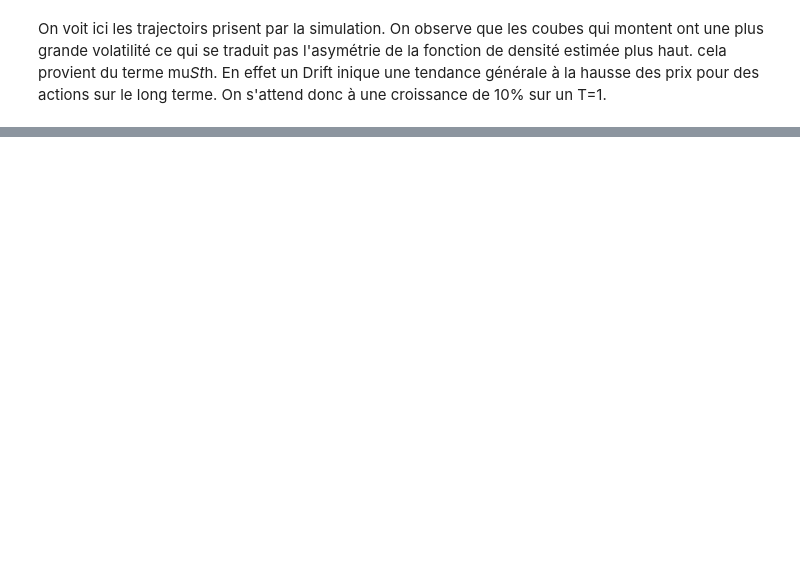
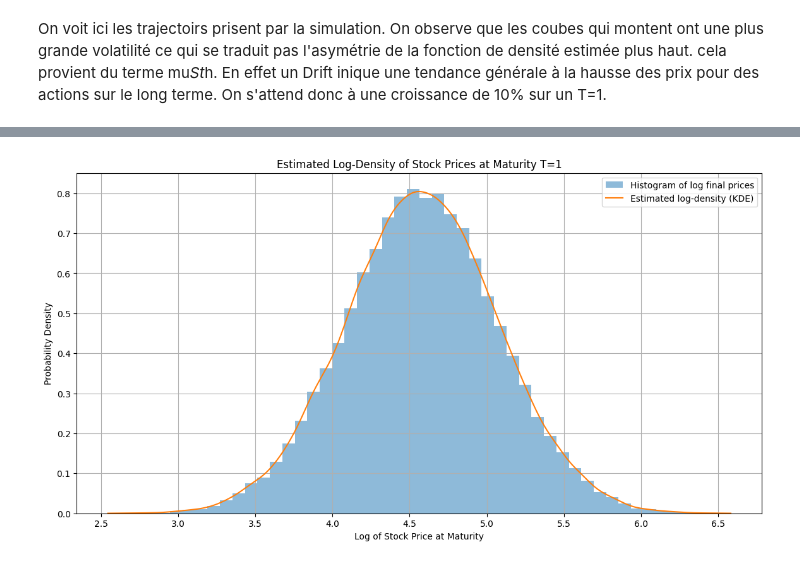
Before and after one commit to malayaan/calcul_sto, a Jupyter notebook: dt2/tp_paul.Ipynb, the cells around one changed output, grey strips where cells are left out. Cells and saved outputs as stored; diff of their text form; code cells hidden in the pictures; blank space fills up the shorter version.

```diff
--- a/dt2/tp_paul.Ipynb
+++ b/dt2/tp_paul.Ipynb
@@ -120,0 +176,44 @@ C'est bien ce que l'on observe. Une volatilité à 0.5 controle les risques: tr
+# %%
+# Redéfinir les paramètres nécessaires et la fonction de simulation
+S0 = 100        # Initial stock price
+T = 1           # Maturity
+mu = 0.10       # Drift
+sigma = 0.50    # Volatility
+dt = 1/252      # Daily time step
+N = round(T/dt) # Total number of time steps
+M = 50000      # Number of simulations
+
+# Redéfinition de la fonction pour simuler un chemin de prix d'action
+def simulate_stock_path(S0, mu, sigma, dt, N):
+    S = np.zeros(N)
+    S[0] = S0
+    for t in range(1, N):
+        Z = np.random.normal(0, 1)
+        S[t] = S[t-1] * (1 + mu * dt + sigma * np.sqrt(dt) * Z)
+    return S
+
+# Réexécuter la simulation pour obtenir final_prices
+np.random.seed(42)  # Assurer la reproductibilité
+paths = np.zeros((M, N))
+for i in range(M):
+    paths[i] = simulate_stock_path(S0, mu, sigma, dt, N)
+final_prices = paths[:, -1]
+
+# Suite de l'opération pour la densité logarithmique
+log_final_prices = np.log(final_prices)
+log_kde = gaussian_kde(log_final_prices)
+log_price_range = np.linspace(log_final_prices.min(), log_final_prices.max(), 1000)
+log_pdf = log_kde(log_price_range)
+
+# Tracer la densité estimée des logarithmes des prix finaux
+plt.figure(figsize=(14, 7))
+plt.hist(log_final_prices, bins=50, density=True, alpha=0.5, label='Histogram of log final prices')
+plt.plot(log_price_range, log_pdf, label='Estimated log-density (KDE)')
+plt.title('Estimated Log-Density of Stock Prices at Maturity T=1')
+plt.xlabel('Log of Stock Price at Maturity')
+plt.ylabel('Probability Density')
+plt.legend()
+plt.grid(True)
+plt.show()
+# %% [output]
+[figure, added]
```
Also changed, not shown: parts of 10 cells of this notebook, 2 other files.
